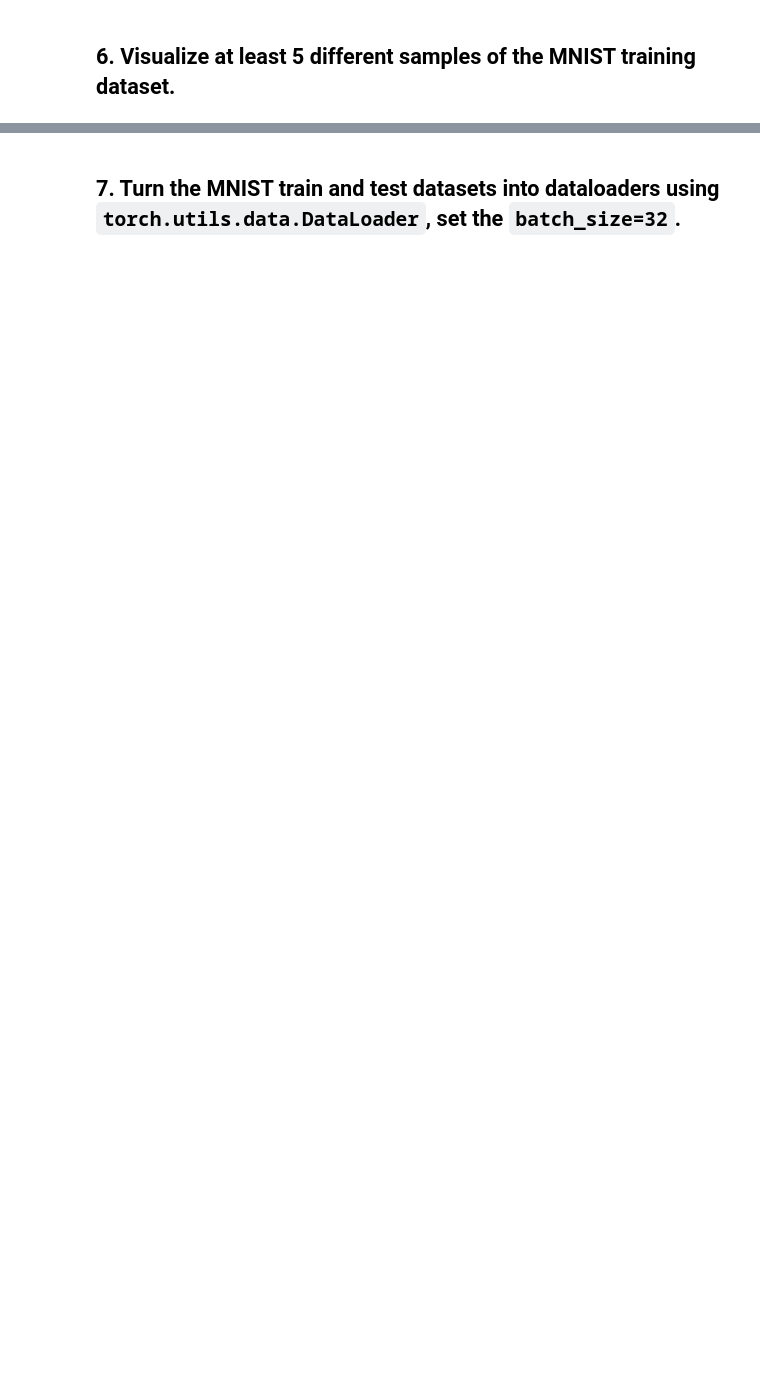
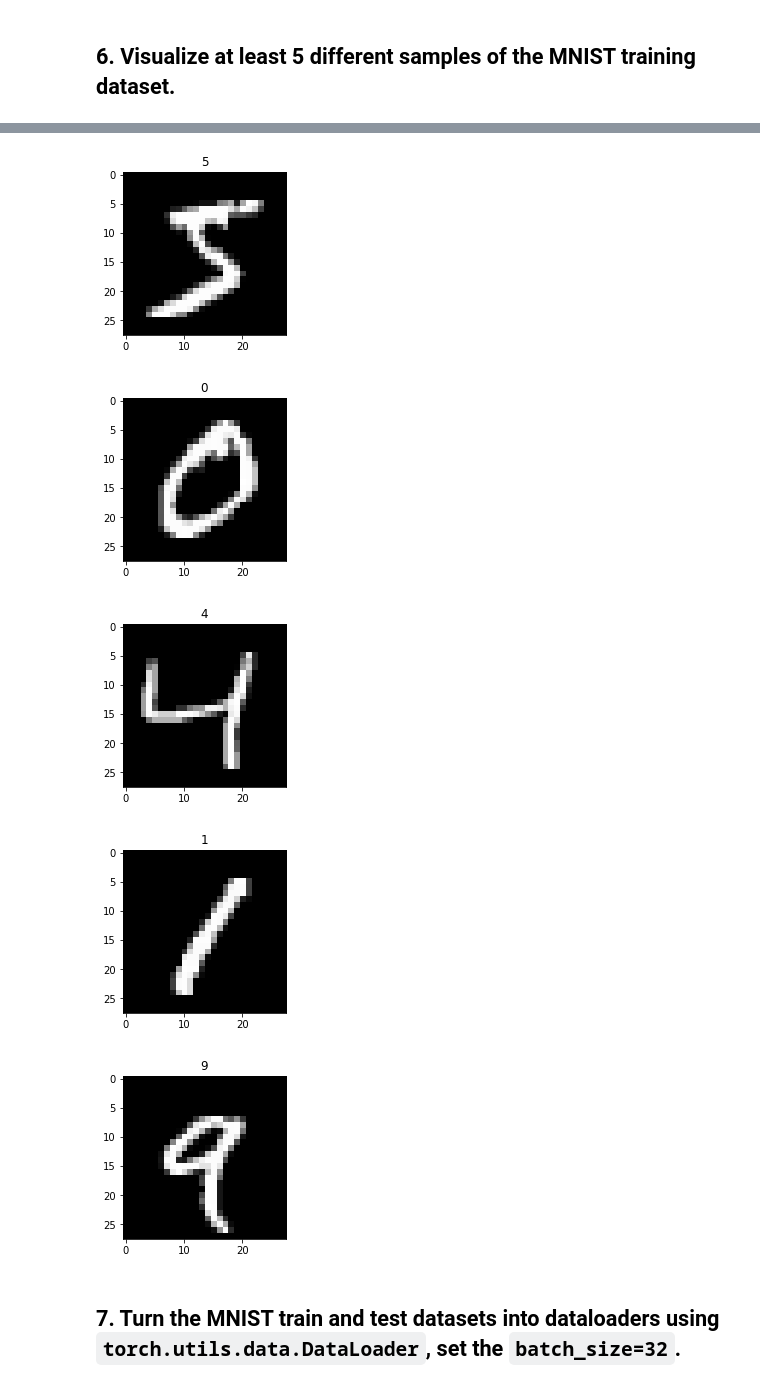
Before and after one commit to Tanmoy-Sarkar-Pranto/Pytorch, a Jupyter notebook: extras/exercises/03_pytorch_computer_vision_exercises.ipynb, the cells around one changed output, grey strips where cells are left out. Saved outputs shown, nothing was run; the diff lists cells and outputs as text; code cells hidden in the pictures; blank space fills up the shorter version.

```diff
--- a/extras/exercises/03_pytorch_computer_vision_exercises.ipynb
+++ b/extras/exercises/03_pytorch_computer_vision_exercises.ipynb
@@ -66,2 +109,17 @@ print(torch.__version__)
+# %%
+import random
+
+for i in range(5):
+    # randint = random.randint(a=0,b=100)
+    plt.figure(figsize=(3,3))
+    img = train_data[i][0].squeeze()
+    plt.imshow(img.squeeze(),cmap="gray")
+    plt.title(train_data[i][1])
+# %% [output]
+[figure, added]
+[figure, added]
+[figure, added]
+[figure, added]
+[figure, added]
 # %% [markdown]
 ## 7. Turn the MNIST train and test datasets into dataloaders using `torch.utils.data.DataLoader`, set the `batch_size=32`.
```
Also changed, not shown: parts of 16 cells of this notebook.
